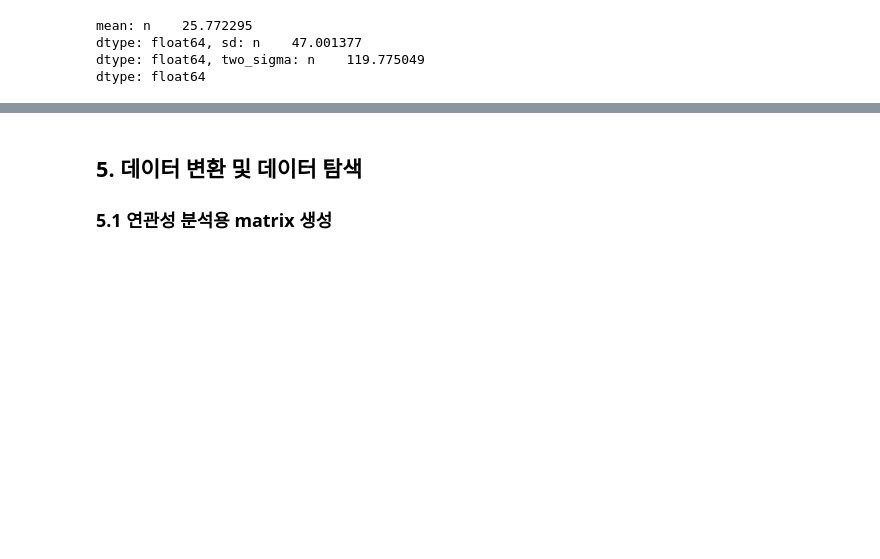
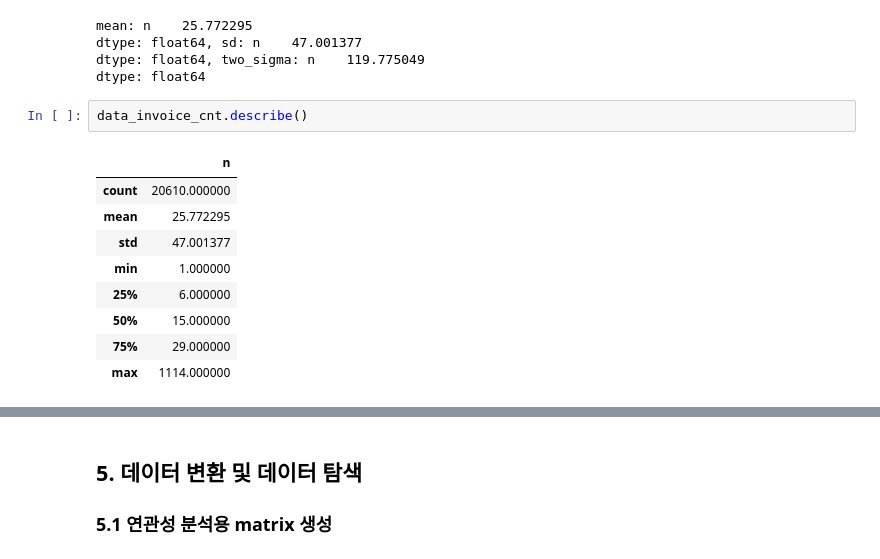
Before and after one commit to MattersOfData/CRM-Analysis, a Jupyter notebook: DAY2_Online Analysis.ipynb, the cells around one changed output, grey strips where cells are left out. Cells and saved outputs as stored; diff of their text form; blank space fills up the shorter version.

```diff
--- a/DAY2_Online Analysis.ipynb
+++ b/DAY2_Online Analysis.ipynb
@@ -329,4 +333,16 @@ mean: n    25.772295
 dtype: float64, sd: n    47.001377
 dtype: float64, two_sigma: n    119.775049
 dtype: float64
+# %%
+data_invoice_cnt.describe()
+# %% [output]
+|  | n |
+| count | 20610.000000 |
+| mean | 25.772295 |
+| std | 47.001377 |
+| min | 1.000000 |
+| 25% | 6.000000 |
+| 50% | 15.000000 |
+| 75% | 29.000000 |
+| max | 1114.000000 |
 # %%
```
Also changed, not shown: parts of 19 cells of this notebook.
